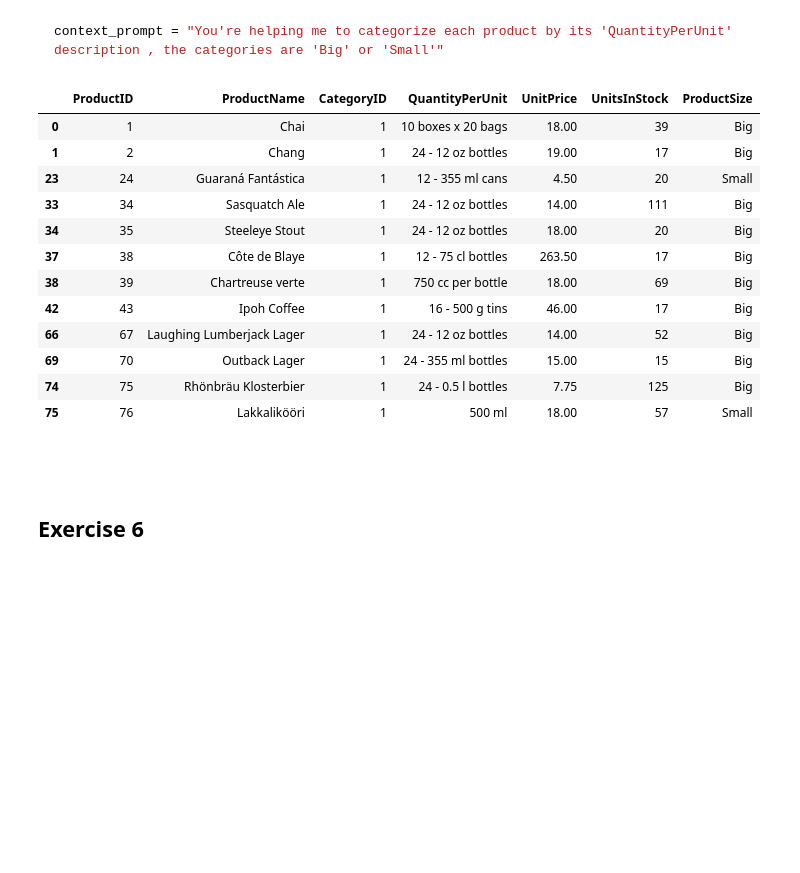
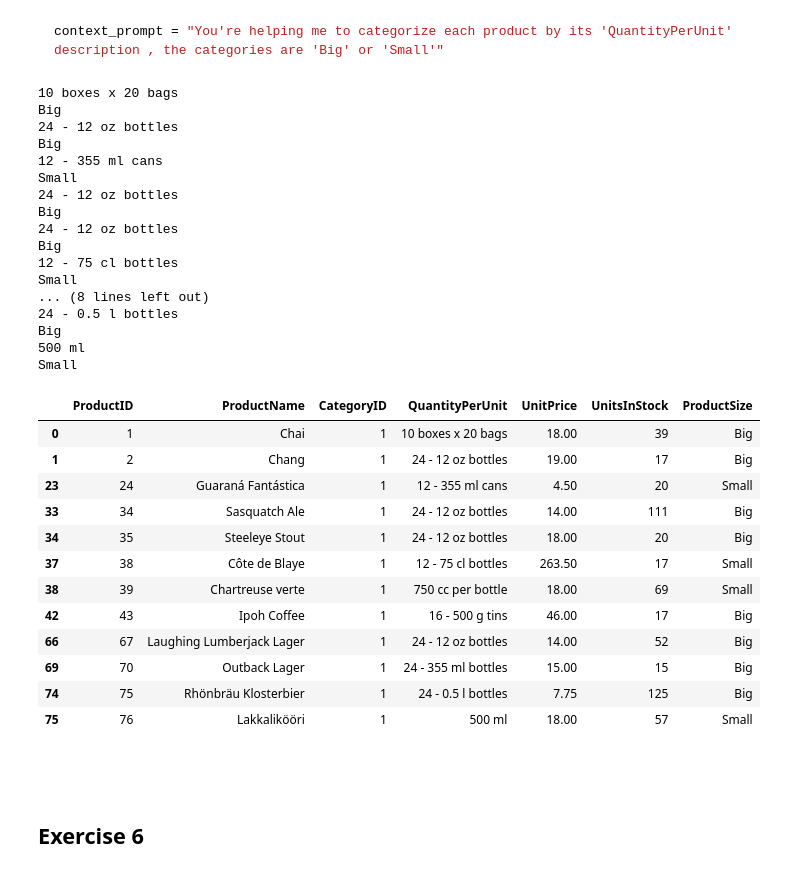
Before and after one commit to OrenKniaz/GenAI-Class, a Jupyter notebook: OpenAI API- Basics - Questions.ipynb, the cells around one changed output. Saved outputs shown, nothing was run; the diff lists cells and outputs as text; code cells hidden in the pictures; blank space fills up the shorter version.

````diff
--- a/OpenAI API- Basics - Questions.ipynb
+++ b/OpenAI API- Basics - Questions.ipynb
@@ -56,0 +42,11 @@ In order to use the OpenAI language model, users are required to generate a toke
+# %%
+from dotenv import load_dotenv
+import os
+from openai import OpenAI
+import pandas as pd
+
+load_dotenv()  # Load variables from .env file
+api_key = os.getenv("OPENAI_API_KEY")
+
+# Create an OpenAI client instance
+client = OpenAI(api_key=api_key)
@@ -126,15 +237,57 @@ Add:
 context_prompt = "You're helping me to categorize each product by its 'QuantityPerUnit' description , the categories are 'Big' or 'Small'"
 ```
 # %%
+df = pd.read_csv("NORTHWND_prd.csv", encoding="cp1252")
+df = df.loc[df.CategoryID == 1, ['ProductID', 'ProductName', 'CategoryID','QuantityPerUnit', 'UnitPrice', 'UnitsInStock']]
+df["ProductSize"]= None
+
+context_prompt = "You're helping me to categorize each product by its 'QuantityPerUnit' description , the categories are 'Big' or 'Small'."
+for i in df.index:
+
+  instructions_prompt = f"""
+  Given the following QuantityPerUnit: {df.loc[i, "QuantityPerUnit"]}, make your analysis and decide if the Product is big or small and answer in a single word Big or Small.:
+
+  """
+  print(df.loc[i, "QuantityPerUnit"])
+  completion = client.chat.completions.create(
+    model="gpt-4o",
+    messages=[
+      {"role": "system", "content":context_prompt},
+      {"role": "user", "content": instructions_prompt}
+    ],
+    temperature=0.0,
+    max_tokens=5
+  )
+
+  df.loc[i, "ProductSize"] = completion.choices[0].message.content
+  print(df.loc[i, "ProductSize"])
+df
 # %% [output]
+10 boxes x 20 bags
+Big
+24 - 12 oz bottles
+Big
+12 - 355 ml cans
+Small
+24 - 12 oz bottles
+Big
+24 - 12 oz bottles
+Big
+12 - 75 cl bottles
+Small
+... (8 lines left out)
+24 - 0.5 l bottles
+Big
+500 ml
+Small
 |  | ProductID | ProductName | CategoryID | QuantityPerUnit | UnitPrice | UnitsInStock | ProductSize |
 | 0 | 1 | Chai | 1 | 10 boxes x 20 bags | 18.00 | 39 | Big |
 | 1 | 2 | Chang | 1 | 24 - 12 oz bottles | 19.00 | 17 | Big |
 | 23 | 24 | Guaraná Fantástica | 1 | 12 - 355 ml cans | 4.50 | 20 | Small |
 | 33 | 34 | Sasquatch Ale | 1 | 24 - 12 oz bottles | 14.00 | 111 | Big |
 | 34 | 35 | Steeleye Stout | 1 | 24 - 12 oz bottles | 18.00 | 20 | Big |
-| 37 | 38 | Côte de Blaye | 1 | 12 - 75 cl bottles | 263.50 | 17 | Big |
-| 38 | 39 | Chartreuse verte | 1 | 750 cc per bottle | 18.00 | 69 | Big |
+| 37 | 38 | Côte de Blaye | 1 | 12 - 75 cl bottles | 263.50 | 17 | Small |
+| 38 | 39 | Chartreuse verte | 1 | 750 cc per bottle | 18.00 | 69 | Small |
 | 42 | 43 | Ipoh Coffee | 1 | 16 - 500 g tins | 46.00 | 17 | Big |
 | 66 | 67 | Laughing Lumberjack Lager | 1 | 24 - 12 oz bottles | 14.00 | 52 | Big |
 | 69 | 70 | Outback Lager | 1 | 24 - 355 ml bottles | 15.00 | 15 | Big |
````
Also changed, not shown: parts of 5 cells of this notebook, 4 other files.
